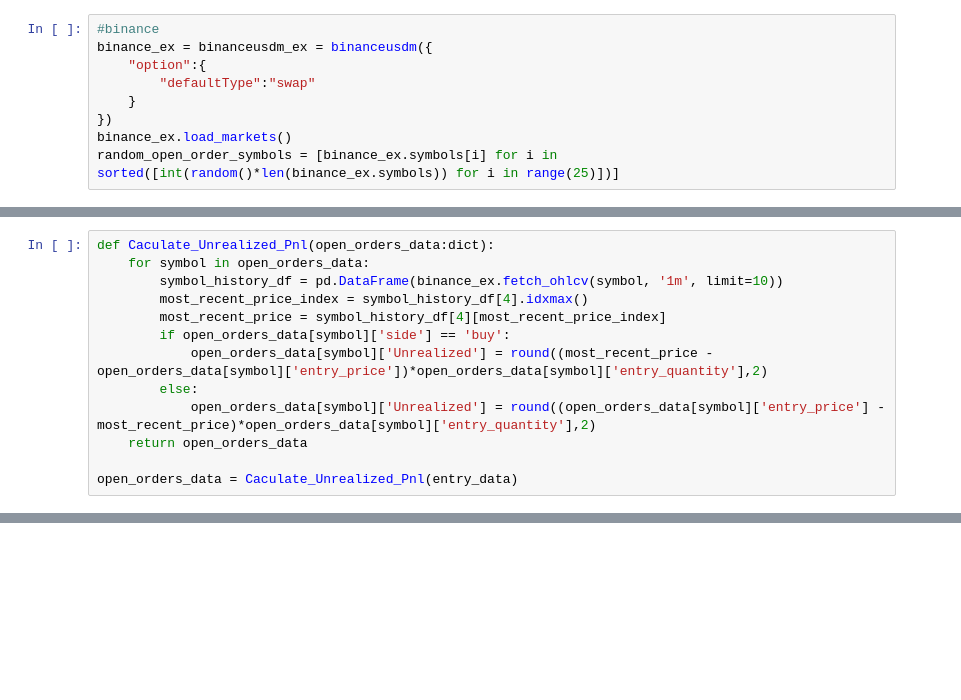
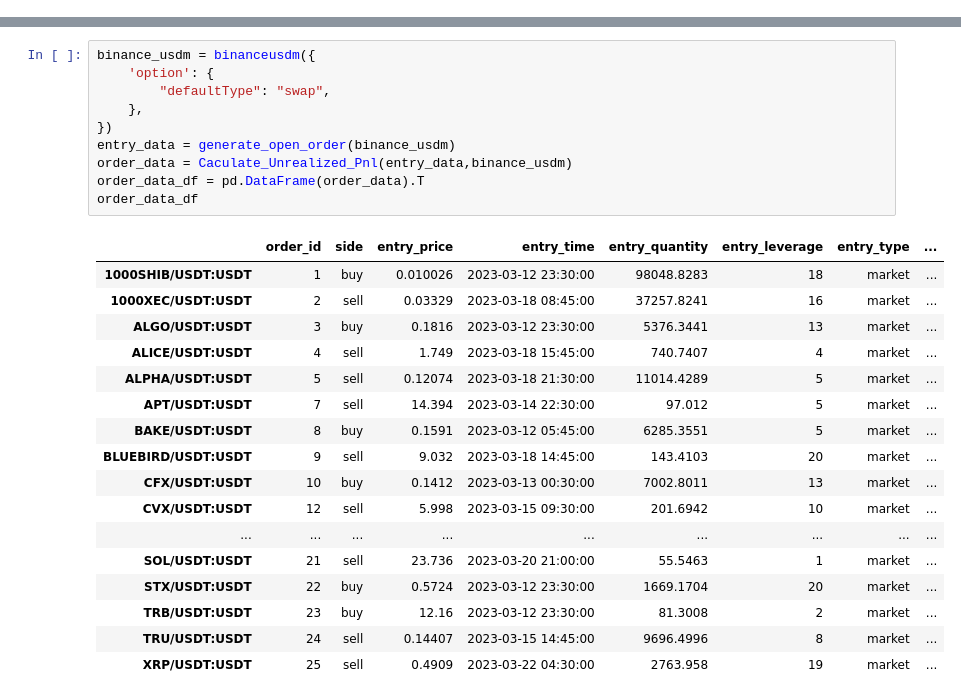
Before and after one commit to hibana2077/tradingview_to_exchange, a Jupyter notebook: demo_data/generate.ipynb, the cells around one changed output, grey strips where cells are left out. Drawn from its saved outputs; the diff is of its cells as text; blank space fills up the shorter version.

```diff
--- a/demo_data/generate.ipynb
+++ b/demo_data/generate.ipynb
@@ -6,9 +5,0 @@ from datetime import datetime
-# %%
-#binance
-binance_ex = binanceusdm_ex = binanceusdm({
-    "option":{
-        "defaultType":"swap"
-    }
-})
-binance_ex.load_markets()
-random_open_order_symbols = [binance_ex.symbols[i] for i in sorted([int(random()*len(binance_ex.symbols)) for i in range(25)])]
@@ -68,13 +139,0 @@ for symbol in random_open_order_symbols:
-# %%
-def Caculate_Unrealized_Pnl(open_orders_data:dict):
-    for symbol in open_orders_data:
-        symbol_history_df = pd.DataFrame(binance_ex.fetch_ohlcv(symbol, '1m', limit=10))
-        most_recent_price_index = symbol_history_df[4].idxmax()
-        most_recent_price = symbol_history_df[4][most_recent_price_index]
-        if open_orders_data[symbol]['side'] == 'buy':
-            open_orders_data[symbol]['Unrealized'] = round((most_recent_price - open_orders_data[symbol]['entry_price'])*open_orders_data[symbol]['entry_quantity'],2)
-        else:
-            open_orders_data[symbol]['Unrealized'] = round((open_orders_data[symbol]['entry_price'] - most_recent_price)*open_orders_data[symbol]['entry_quantity'],2)
-    return open_orders_data
-
-open_orders_data = Caculate_Unrealized_Pnl(entry_data)
@@ -102,0 +140,28 @@ open_orders_data
+# %%
+binance_usdm = binanceusdm({
+    'option': {
+        "defaultType": "swap",
+    },
+})
+entry_data = generate_open_order(binance_usdm)
+order_data = Caculate_Unrealized_Pnl(entry_data,binance_usdm)
+order_data_df = pd.DataFrame(order_data).T
+order_data_df
+# %% [output]
+|  | order_id | side | entry_price | entry_time | entry_quantity | entry_leverage | entry_type | ... |
+| 1000SHIB/USDT:USDT | 1 | buy | 0.010026 | 2023-03-12 23:30:00 | 98048.8283 | 18 | market | ... |
+| 1000XEC/USDT:USDT | 2 | sell | 0.03329 | 2023-03-18 08:45:00 | 37257.8241 | 16 | market | ... |
+| ALGO/USDT:USDT | 3 | buy | 0.1816 | 2023-03-12 23:30:00 | 5376.3441 | 13 | market | ... |
+| ALICE/USDT:USDT | 4 | sell | 1.749 | 2023-03-18 15:45:00 | 740.7407 | 4 | market | ... |
+| ALPHA/USDT:USDT | 5 | sell | 0.12074 | 2023-03-18 21:30:00 | 11014.4289 | 5 | market | ... |
+| APT/USDT:USDT | 7 | sell | 14.394 | 2023-03-14 22:30:00 | 97.012 | 5 | market | ... |
+| BAKE/USDT:USDT | 8 | buy | 0.1591 | 2023-03-12 05:45:00 | 6285.3551 | 5 | market | ... |
+| BLUEBIRD/USDT:USDT | 9 | sell | 9.032 | 2023-03-18 14:45:00 | 143.4103 | 20 | market | ... |
+| CFX/USDT:USDT | 10 | buy | 0.1412 | 2023-03-13 00:30:00 | 7002.8011 | 13 | market | ... |
+| CVX/USDT:USDT | 12 | sell | 5.998 | 2023-03-15 09:30:00 | 201.6942 | 10 | market | ... |
+| ... | ... | ... | ... | ... | ... | ... | ... | ... |
+| SOL/USDT:USDT | 21 | sell | 23.736 | 2023-03-20 21:00:00 | 55.5463 | 1 | market | ... |
+| STX/USDT:USDT | 22 | buy | 0.5724 | 2023-03-12 23:30:00 | 1669.1704 | 20 | market | ... |
+| TRB/USDT:USDT | 23 | buy | 12.16 | 2023-03-12 23:30:00 | 81.3008 | 2 | market | ... |
+| TRU/USDT:USDT | 24 | sell | 0.14407 | 2023-03-15 14:45:00 | 9696.4996 | 8 | market | ... |
+| XRP/USDT:USDT | 25 | sell | 0.4909 | 2023-03-22 04:30:00 | 2763.958 | 19 | market | ... |
```
Also changed, not shown: parts of 10 cells of this notebook, 1 other file.
